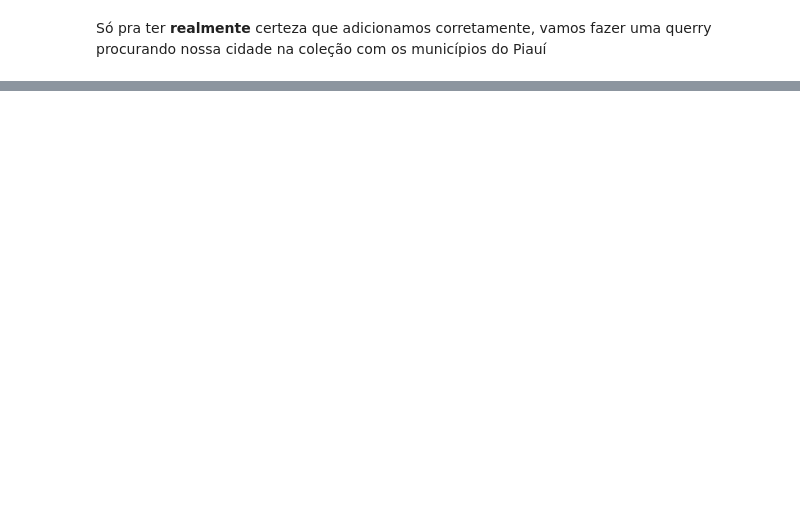
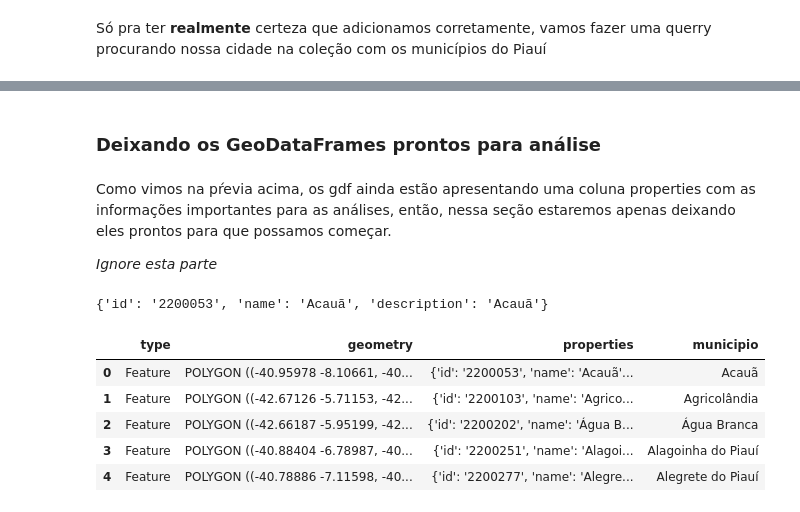
Before and after one commit to Erickslb/databasesA2, a Jupyter notebook: Banco de Dados - A2.ipynb, the cells around one changed output, grey strips where cells are left out. Cells and saved outputs as stored; diff of their text form; code cells hidden in the pictures; blank space fills up the shorter version.

Commit message:
preparando dados para analise

```diff
--- a/Banco de Dados - A2.ipynb
+++ b/Banco de Dados - A2.ipynb
@@ -159,0 +159,21 @@ df_piaui.head()
+# %% [markdown]
+### Deixando os GeoDataFrames prontos para análise
+# %% [markdown]
+Como vimos na pŕevia acima, os gdf ainda estão apresentando uma coluna properties com as informações importantes para as análises, então, nessa seção estaremos apenas deixando eles prontos para que possamos começar.
+
+_Ignore esta parte_
+# %%
+gdf_piaui['properties'][0]
+# %% [output]
+{'id': '2200053', 'name': 'Acauã', 'description': 'Acauã'}
+# %%
+gdf_piaui['municipio'] = gdf_piaui['properties'].apply(lambda x: x['name'])
+# %%
+gdf_piaui.head()
+# %% [output]
+|  | type | geometry | properties | municipio |
+| 0 | Feature | POLYGON ((-40.95978 -8.10661, -40... | {'id': '2200053', 'name': 'Acauã'... | Acauã |
+| 1 | Feature | POLYGON ((-42.67126 -5.71153, -42... | {'id': '2200103', 'name': 'Agrico... | Agricolândia |
+| 2 | Feature | POLYGON ((-42.66187 -5.95199, -42... | {'id': '2200202', 'name': 'Água B... | Água Branca |
+| 3 | Feature | POLYGON ((-40.88404 -6.78987, -40... | {'id': '2200251', 'name': 'Alagoi... | Alagoinha do Piauí |
+| 4 | Feature | POLYGON ((-40.78886 -7.11598, -40... | {'id': '2200277', 'name': 'Alegre... | Alegrete do Piauí |
```
Also changed, not shown: parts of 29 cells of this notebook.
